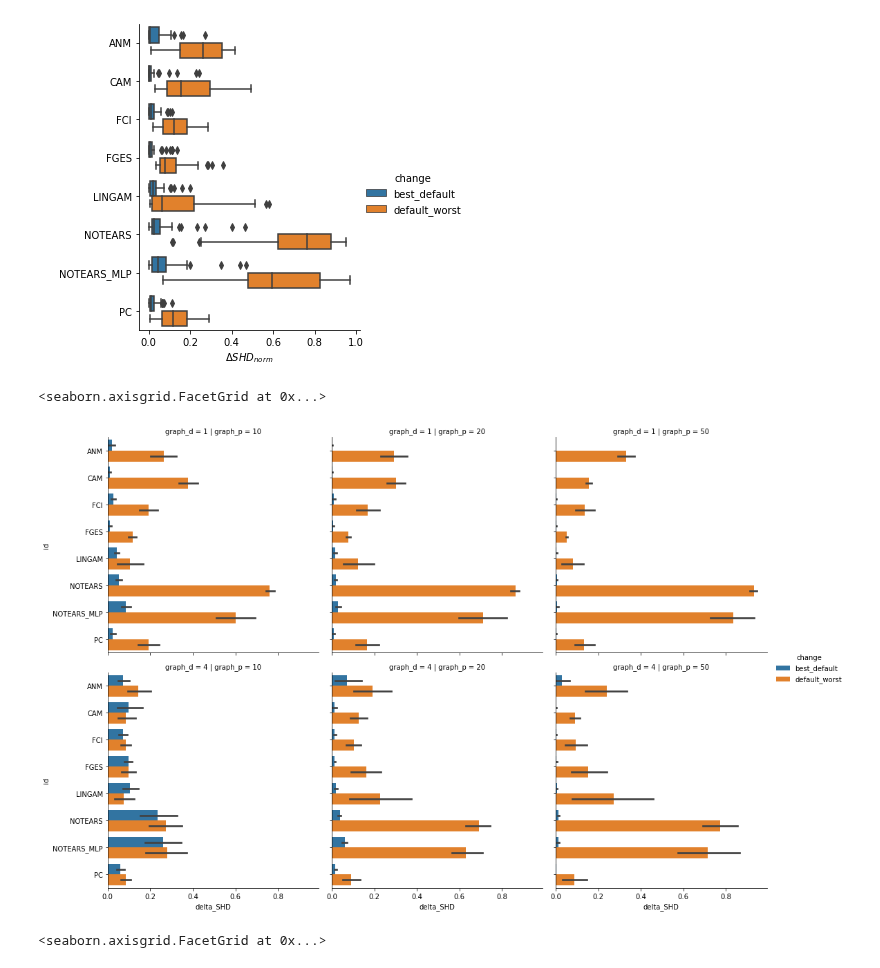
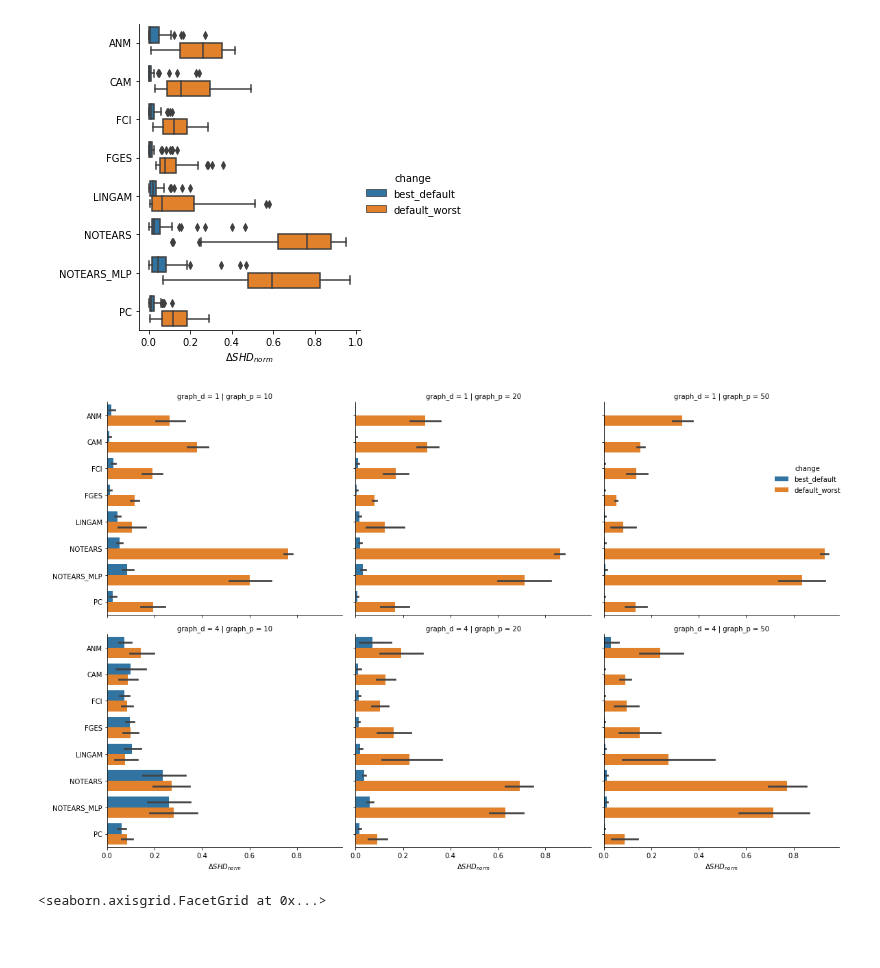
Before and after one commit to misoc-mml/hyperparams-causal-discovery, a Jupyter notebook: hyperparams/hyperparam_quality_norm.ipynb, the cells around one changed output. Drawn from its saved outputs; the diff is of its cells as text; code cells hidden in the pictures; blank space fills up the shorter version.

Commit message:
Small update to hq plots.

```diff
--- a/hyperparams/hyperparam_quality_norm.ipynb
+++ b/hyperparams/hyperparam_quality_norm.ipynb
@@ -58,10 +58,14 @@ plt.savefig('./plots/hyper_qual/hq_all_across_algs_box.pdf', dpi=1000)
 # %% [output]
 [figure]
 # %%
-sns.catplot(data=df_diff, x='delta_SHD', y='id', hue='change', row='graph_d', col='graph_p', kind='bar', orient='h')
+g = sns.catplot(data=df_diff, x='delta_SHD', y='id', hue='change', row='graph_d', col='graph_p', kind='bar', orient='h')
+g.set(xlabel='$\Delta SHD_{norm}$', ylabel=' ')
+sns.move_legend(g, loc='upper right', bbox_to_anchor=(1, 0.85))
+
+plt.tight_layout()
+plt.savefig('./plots/hyper_qual/hq_all_across_algs_grid.pdf', dpi=1000)
 # %% [output]
-<seaborn.axisgrid.FacetGrid at 0x...>
-[figure, old version]
+[figure, new version]
 # %%
 df_sel = df_diff.loc[df_diff['data_sem'] == 'gp']
 sns.catplot(data=df_sel, x='delta_SHD', y='id', hue='change', row='graph_d', col='graph_p', kind='bar', orient='h')
```
Also changed, not shown: parts of 2 cells of this notebook, 3 other files.
